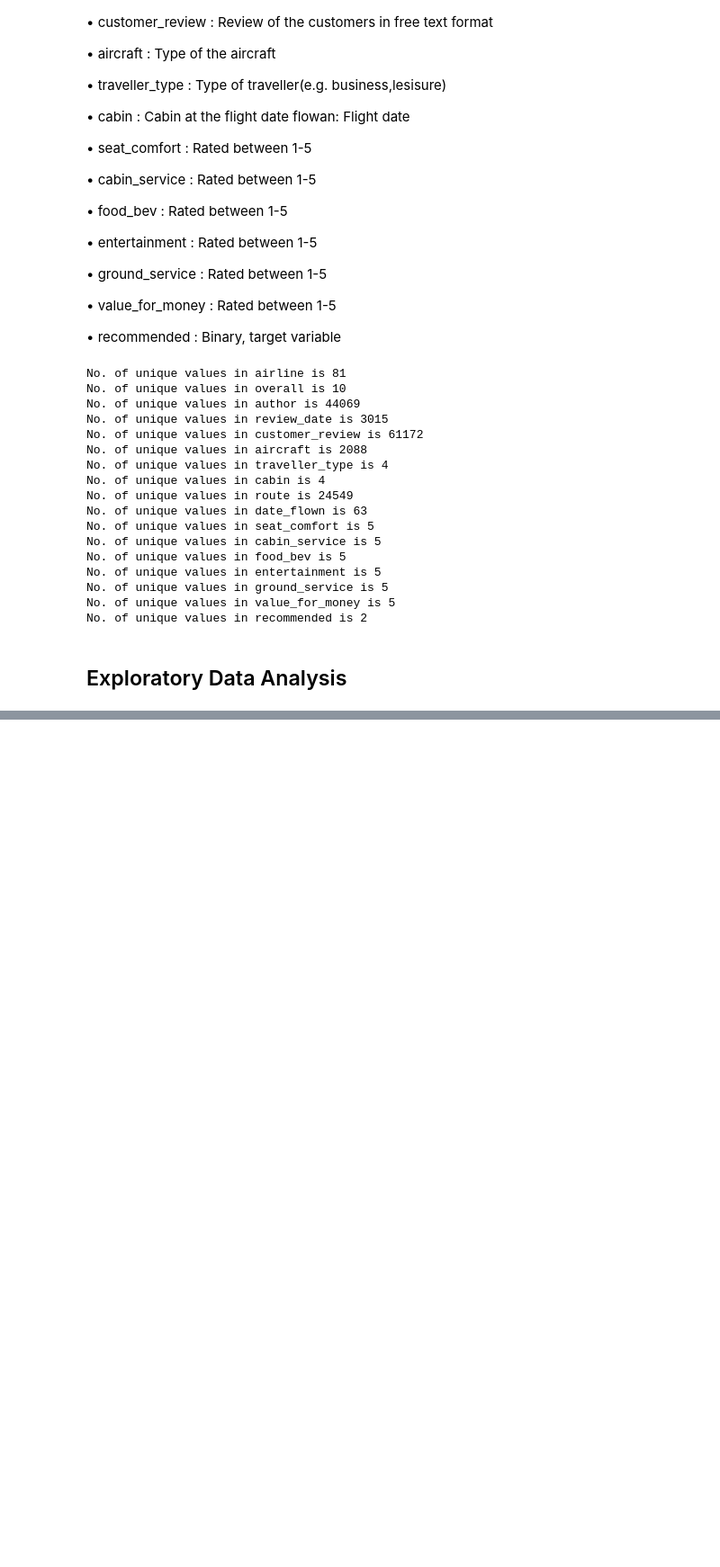
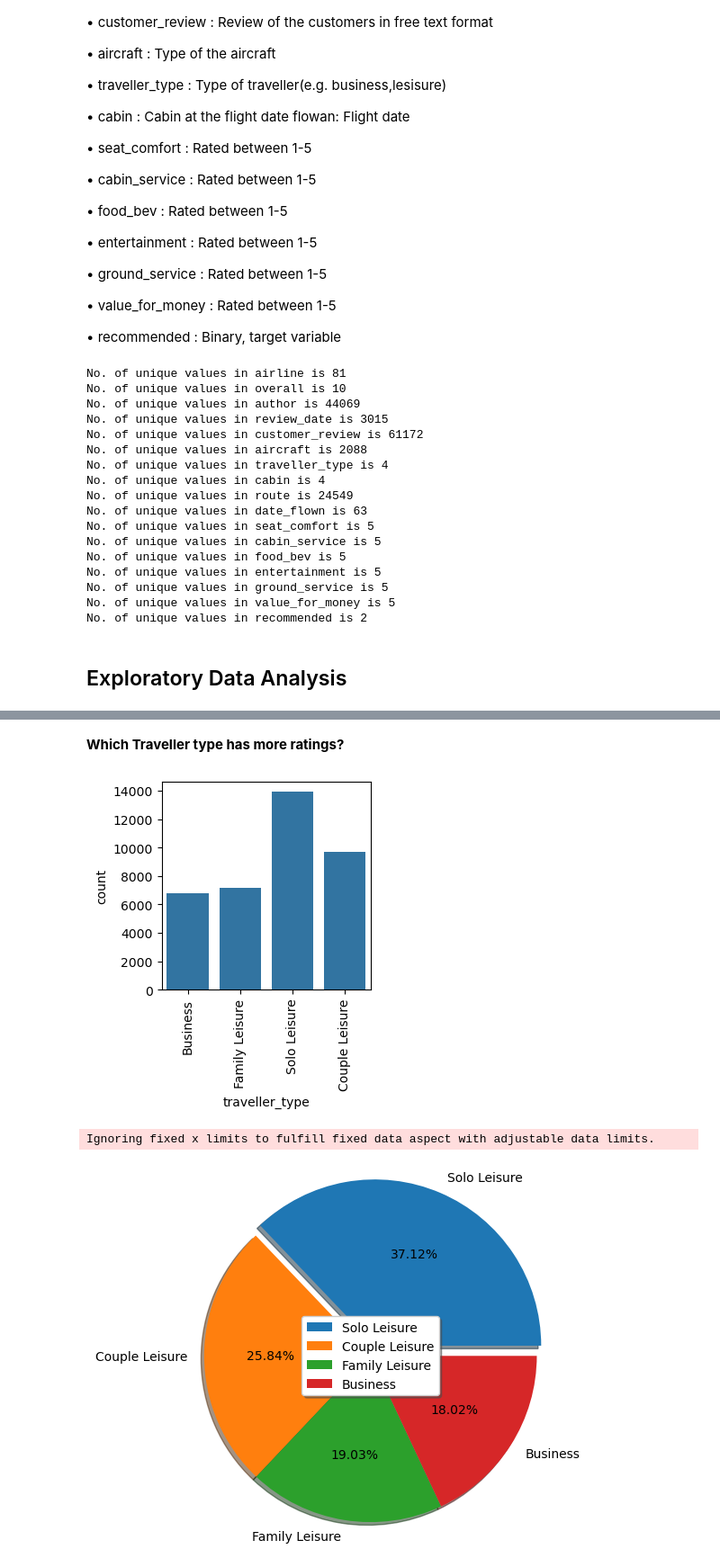
Before and after one commit to Siddharth3271/Airline-Passenger-Refferal-Prediction, a Jupyter notebook: code.ipynb, the cells around one changed output, grey strips where cells are left out. Shown: that part at 90% size. Saved outputs shown, nothing was run; the diff lists cells and outputs as text; code cells hidden in the pictures; blank space fills up the shorter version.

```diff
--- a/code.ipynb
+++ b/code.ipynb
@@ -230,0 +277,24 @@ No. of unique values in recommended is 2
+# %% [markdown]
+**Which Traveller type has more ratings?**
+# %%
+#set the fig size and plotting the graph
+airline_df.dropna(subset=['traveller_type'],inplace=True)
+plt.figure(figsize=(3,3))
+sns.countplot(x=airline_df['traveller_type'],data=airline_df)
+plt.xticks(rotation=90)
+plt.show()
+
+print(" ")
+
+label_for_traveller = ['Solo Leisure','Couple Leisure','Family Leisure','Business']
+data1 = airline_df['traveller_type'].value_counts().values
+explode = [0.1, 0, 0, 0]
+plt.figure(figsize=(4,4))
+plt.axis("equal")
+plt.pie(data1, labels = label_for_traveller,explode=explode,radius=1.5,autopct='%0.2f%%',shadow=True,textprops={'fontsize': 10})
+plt.legend(loc='center',shadow=True,fancybox=True)
+plt.show()
+# %% [output]
+[figure, added]
+Ignoring fixed x limits to fulfill fixed data aspect with adjustable data limits.
+[figure, added]
```
Also changed, not shown: parts of 10 cells of this notebook.
